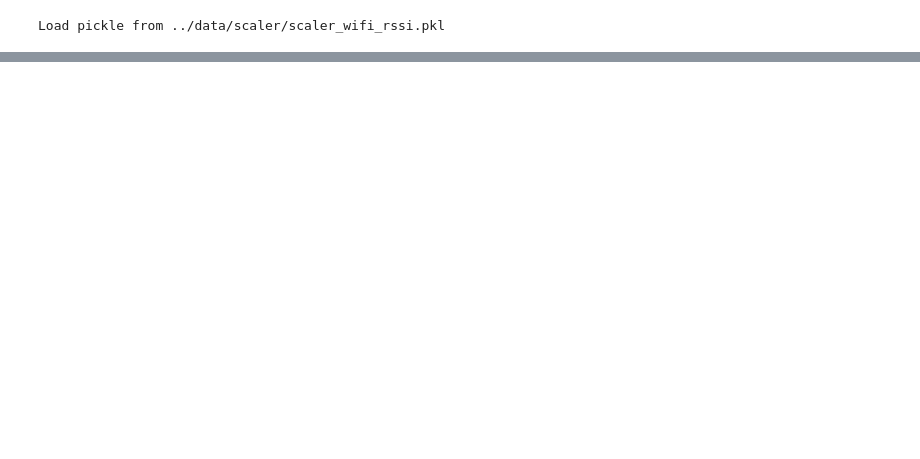
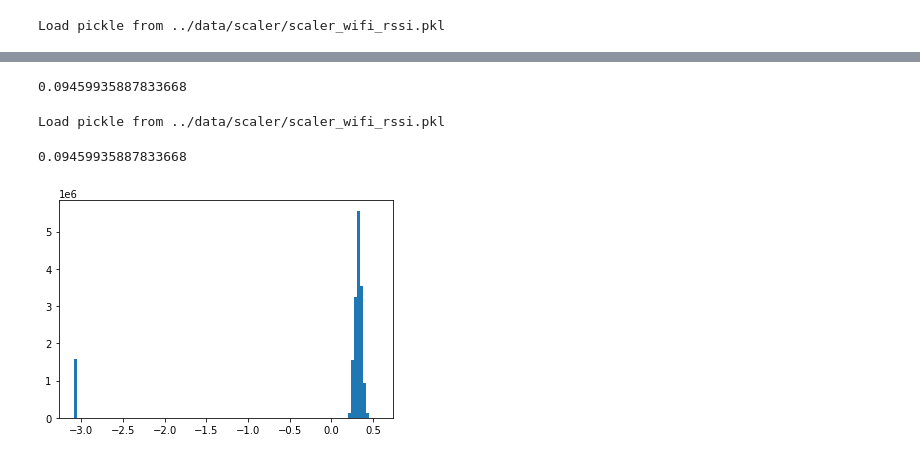
Before and after one commit to konumaru/indoor_location_and_Navigation, a Jupyter notebook: notebook/debug.ipynb, the cells around one changed output, grey strips where cells are left out. Drawn from its saved outputs; the diff is of its cells as text; code cells hidden in the pictures; blank space fills up the shorter version.

```diff
--- a/notebook/debug.ipynb
+++ b/notebook/debug.ipynb
@@ -128,0 +27,32 @@ testにのみ存在するBSSIDの数：
+# %%
+featfure_dir = pathlib.Path("../data/preprocessing/")
+
+wifi_bssid = np.load(featfure_dir / "train_wifi_bssid.npy")
+wifi_rssi = np.load(featfure_dir / "train_wifi_rssi.npy")
+# %%
+(wifi_bssid==0).mean()
+# %% [output]
+0.09459935887833668
+# %%
+name = 'wifi_rssi'
+scaler = load_pickle(f"../data/scaler/scaler_{name}.pkl")
+# %% [output]
+Load pickle from ../data/scaler/scaler_wifi_rssi.pkl
+# %%
+(scaler.inverse_transform(wifi_rssi).round()==-999).mean()
+# %% [output]
+0.09459935887833668
+# %%
+tmp = scaler.inverse_transform(wifi_rssi).round()
+
+tmp_scaler = StandardScaler()
+tmp_scaler.fit(tmp.reshape(-1, 1))
+
+
+d = tmp_scaler.transform(tmp.reshape(-1, 1)).reshape(-1, 100)
+# %%
+plt.figure()
+plt.hist(d.ravel(), bins=100)
+plt.show()
+# %% [output]
+[figure, added]
```
Also changed, not shown: parts of 15 cells of this notebook, 8 other files.
